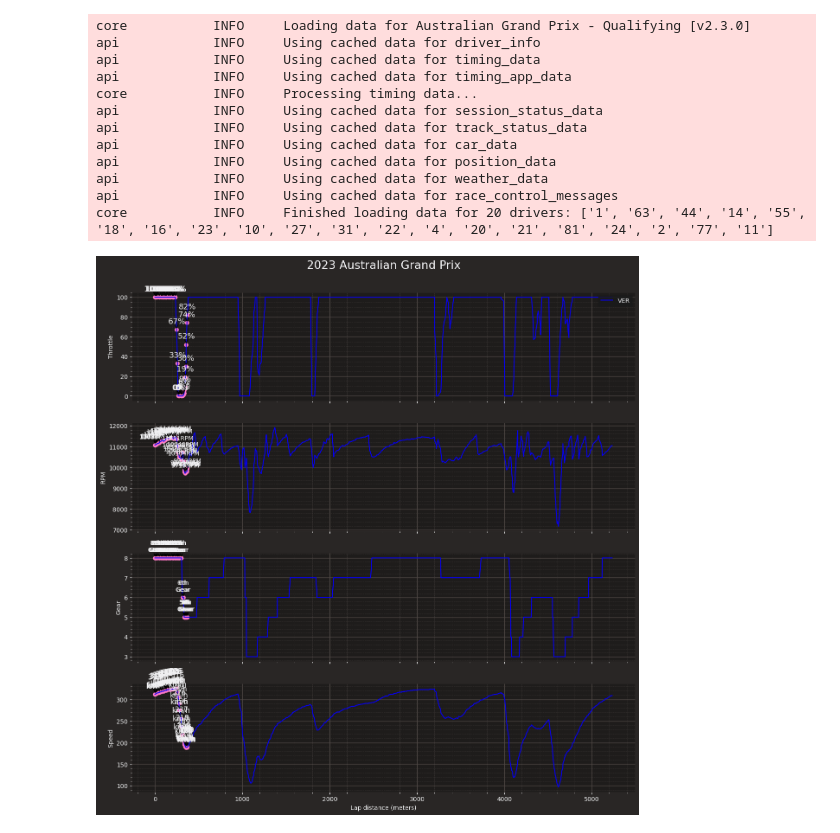
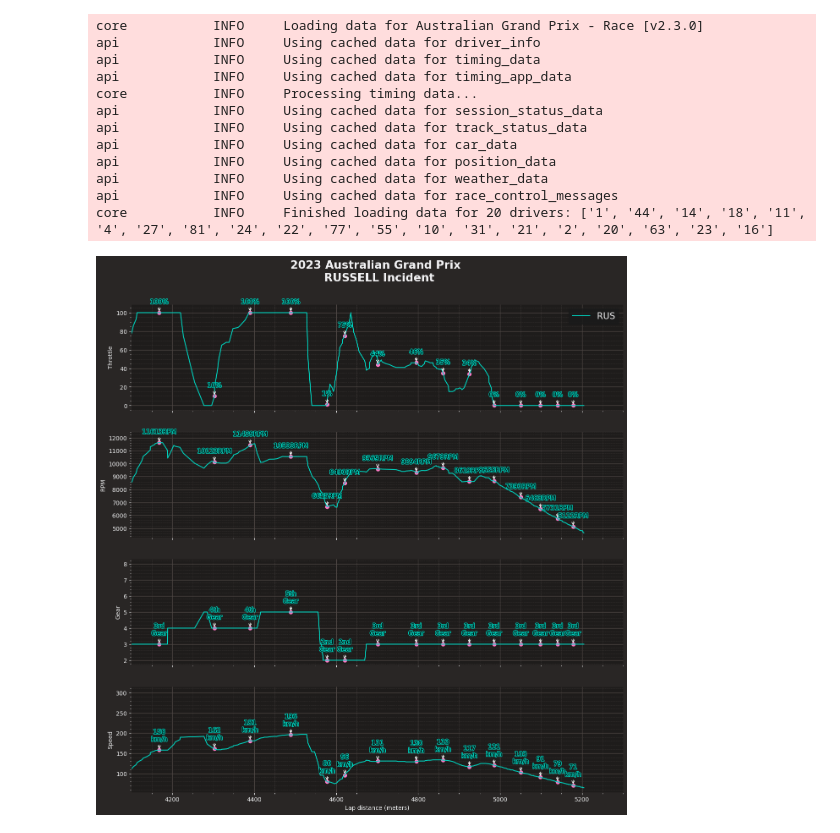
Before and after one commit to RickyRAV/F1DataVisualization, a Jupyter notebook: LapSpecific/ByLapSelection.ipynb, the cells around one changed output. Saved outputs shown, nothing was run; the diff lists cells and outputs as text; code cells hidden in the pictures.

```diff
--- a/LapSpecific/ByLapSelection.ipynb
+++ b/LapSpecific/ByLapSelection.ipynb
@@ -6,12 +8,12 @@ import matplotlib.pyplot as plt
 ff1.Cache.enable_cache('../cache')
 ff1.plotting.setup_mpl()
 # %%
-year, event, event_type = 2023, 'Australia', 'Q'
+year, event, event_type = 2023, 'Australia', 'R'
 session = ff1.get_session(year, event, event_type)
 session.load()
 #session.results.iloc[0:15].loc[:, ['Abbreviation', 'Q2']]
 # %% [output]
-core           INFO     Loading data for Australian Grand Prix - Qualifying [v2.3.0]
+core           INFO     Loading data for Australian Grand Prix - Race [v2.3.0]
 api            INFO     Using cached data for driver_info
 api            INFO     Using cached data for timing_data
 api            INFO     Using cached data for timing_app_data
@@ -22,21 +24,25 @@ api            INFO     Using cached data for car_data
 api            INFO     Using cached data for position_data
 api            INFO     Using cached data for weather_data
 api            INFO     Using cached data for race_control_messages
-core           INFO     Finished loading data for 20 drivers: ['1', '63', '44', '14', '55', '18', '16', '23', '10', '27', '31', '22', '4', '20', '21', '81', '24', '2', '77', '11']
+core           INFO     Finished loading data for 20 drivers: ['1', '44', '14', '18', '11', '4', '27', '81', '24', '22', '77', '55', '10', '31', '21', '2', '20', '63', '23', '16']
 # %%
-driver_1 = 'VER'
+driver_1 = 'RUS'
 laps_driver_1 = session.laps.pick_driver(driver_1)
-#idk_mate = laps_driver_1.loc[laps_driver_1['LapNumber'] == 6]
-idk_mate = laps_driver_1.pick_fastest()
+lap_18 = laps_driver_1.loc[laps_driver_1['LapNumber'] == 18]
+idk_mate = laps_driver_1.loc[laps_driver_1['LapNumber'] == 17]
+idk_mate.append(lap_18)
+#idk_mate = laps_driver_1.pick_fastest()
 telemetry = idk_mate.get_telemetry().add_distance()
-team_driver_1 = laps_driver_1['Team']
+distance_min, distance_max = 4100, 5300
+team_color = str(idk_mate['Team'])
+
 # for speed in telemetry['Speed']:
 #     print(speed)
 # %%
 plot_size = [15, 15]
-plot_title = f"{session.event.year} {session.event.EventName}"
+plot_title = f"{session.event.year} {session.event.EventName} \n RUSSELL Incident"
 plot_ratios = [2, 2, 2, 2]
-plot_filename = plot_title.replace(" ", "") + ".png"
+plot_filename = re.sub(r'\W+', '', plot_title.replace("\n", " ")) + ".png"
 # %%
 # Make plot a bit bigger
 plt.rcParams['figure.figsize'] = plot_size
@@ -44,17 +50,15 @@ plt.rcParams['figure.figsize'] = plot_size
 # Create subplots with different sizes
 fig, ax = plt.subplots(4, gridspec_kw={'height_ratios': plot_ratios})
 
-# x_min = 1350
-# x_max = x_min+1000
+# Set the plot title
+ax[0].set_title(plot_title, y=1.15, fontweight='bold')
 
-# Set the plot title
-ax[0].set_title(plot_title, y=1.15)
-
-ax[3].plot(telemetry['Distance'], telemetry['Speed'], label=driver_1, color=ff1.plotting.team_color('RBR'))
+ax[3].plot(telemetry['Distance'], telemetry['Speed'], label=driver_1, color=ff1.plotting.team_color(team_color))
 ax[3].set(ylabel='Speed')
 
 # Find ever nTH entry in panda DataFrame
-every_nTH_entry = telemetry.iloc[:41]
+every_nTH_entry = telemetry.iloc[::15]
+#print(telemetry.iloc[:1])
 
 # Plot every nTH entry as scatter points on top of the line plot
 ax[3].scatter(every_nTH_entry['Distance'].to_numpy(), every_nTH_entry['Speed'].to_numpy(), marker='o')
@@ -64,48 +68,55 @@ for index, row in every_nTH_entry.iterrows():
     x_coord = row['Distance']
     y_coord = row['Speed']
     text = f'{y_coord}\nkm/h'
-    ax[3].annotate(text, (x_coord, y_coord), textcoords="offset points", xytext=(0, 10), ha='center', fontsize=12, arrowprops=dict(facecolor='white', arrowstyle='->'))
+    ax[3].annotate(text, (x_coord, y_coord), textcoords="offset points", xytext=(0, 15), ha='center', fontsize=11, color='black', arrowprops=dict(edgecolor='white', arrowstyle='->')).set_path_effects([pe.withStroke(linewidth=2, foreground=ff1.plotting.team_color(team_color))])
 
-ax[0].plot(telemetry['Distance'], telemetry['Throttle'], label=driver_1, color=ff1.plotting.team_color('RBR'))
+ax[0].plot(telemetry['Distance'], telemetry['Throttle'], label=driver_1, color=ff1.plotting.team_color(team_color))
 ax[0].set(ylabel='Throttle')
-ax[0].legend(loc="upper right")
+ax[0].legend(loc="upper right", prop={'size': 15})
 ax[0].scatter(every_nTH_entry['Distance'].to_numpy(), every_nTH_entry['Throttle'].to_numpy(), marker='o')
 for index, row in every_nTH_entry.iterrows():
     x_coord = row['Distance']
     y_coord = row['Throttle']
     text = f'{y_coord}%'
-    ax[0].annotate(text, (x_coord, y_coord), textcoords="offset points", xytext=(0,10), ha='center', fontsize=13, arrowprops=dict(facecolor='white', arrowstyle='->'))
+    ax[0].annotate(text, (x_coord, y_coord), textcoords="offset points", xytext=(0, 15), ha='center', fontsize=11, color='black', arrowprops=dict(edgecolor='white', arrowstyle='->')).set_path_effects([pe.withStroke(linewidth=2, foreground=ff1.plotting.team_color(team_color))])
 
-ax[2].plot(telemetry['Distance'], telemetry['nGear'], label=driver_1, color=ff1.plotting.team_color('RBR'))
+ax[2].plot(telemetry['Distance'], telemetry['nGear'], label=driver_1, color=ff1.plotting.team_color(team_color))
 ax[2].set(ylabel='Gear')
 ax[2].scatter(every_nTH_entry['Distance'].to_numpy(), every_nTH_entry['nGear'].to_numpy(), marker='o')
 for index, row in every_nTH_entry.iterrows():
     x_coord = row['Distance']
     y_coord = row['nGear']
-    text = f'{y_coord}th\nGear'
-    ax[2].annotate(text, (x_coord, y_coord), textcoords="offset points", xytext=(0,10), ha='center', fontsize=10, arrowprops=dict(facecolor='white', arrowstyle='->'))
+    if y_coord == 1:
+        text = f'{y_coord}st\nGear'
+    elif y_coord == 2:
+            text = f'{y_coord}nd\nGear'
+    elif y_coord == 3:
+        text = f'{y_coord}rd\nGear'
+    else:
+        text = f'{y_coord}th\nGear'
+    ax[2].annotate(text, (x_coord, y_coord), textcoords="offset points", xytext=(0, 15), ha='center', fontsize=11, color='black', arrowprops=dict(edgecolor='white', arrowstyle='->')).set_path_effects([pe.withStroke(linewidth=2, foreground=ff1.plotting.team_color(team_color))])
 
 
-ax[1].plot(telemetry['Distance'], telemetry['RPM'], label=driver_1, color=ff1.plotting.team_color('RBR'))
+ax[1].plot(telemetry['Distance'], telemetry['RPM'], label=driver_1, color=ff1.plotting.team_color(team_color))
 ax[1].set(ylabel='RPM')
 ax[1].scatter(every_nTH_entry['Distance'].to_numpy(), every_nTH_entry['RPM'].to_numpy(), marker='o')
 for index, row in every_nTH_entry.iterrows():
     x_coord = row['Distance']
     y_coord = row['RPM']
     text = f'{y_coord}RPM'
-    ax[1].annotate(text, (x_coord, y_coord), textcoords="offset points", xytext=(0,10), ha='center', fontsize=10, arrowprops=dict(facecolor='white', arrowstyle='->'))
+    ax[1].annotate(text, (x_coord, y_coord), textcoords="offset points", xytext=(0, 15), ha='center', fontsize=11, color='black', arrowprops=dict(edgecolor='white', arrowstyle='->')).set_path_effects([pe.withStroke(linewidth=2, foreground=ff1.plotting.team_color(team_color))])
 
 
 ax[3].set(xlabel='Lap distance (meters)')
 
 # Hide x labels and tick labels for top plots and y ticks for right plots.
 for a in ax.flat:
     a.label_outer()
 
 # Store figure
-# for i in range(4):
-#     ax[i].set_xlim(left=x_min, right=x_max)
+for i in range(4):
+    ax[i].set_xlim(left=distance_min, right=distance_max)
 plt.savefig(plot_filename, dpi=300)
 plt.show()
 # %% [output]
-[figure, old version]
+[figure, new version]
```
Also changed, not shown: parts of 1 cell of this notebook, 5 other files.
